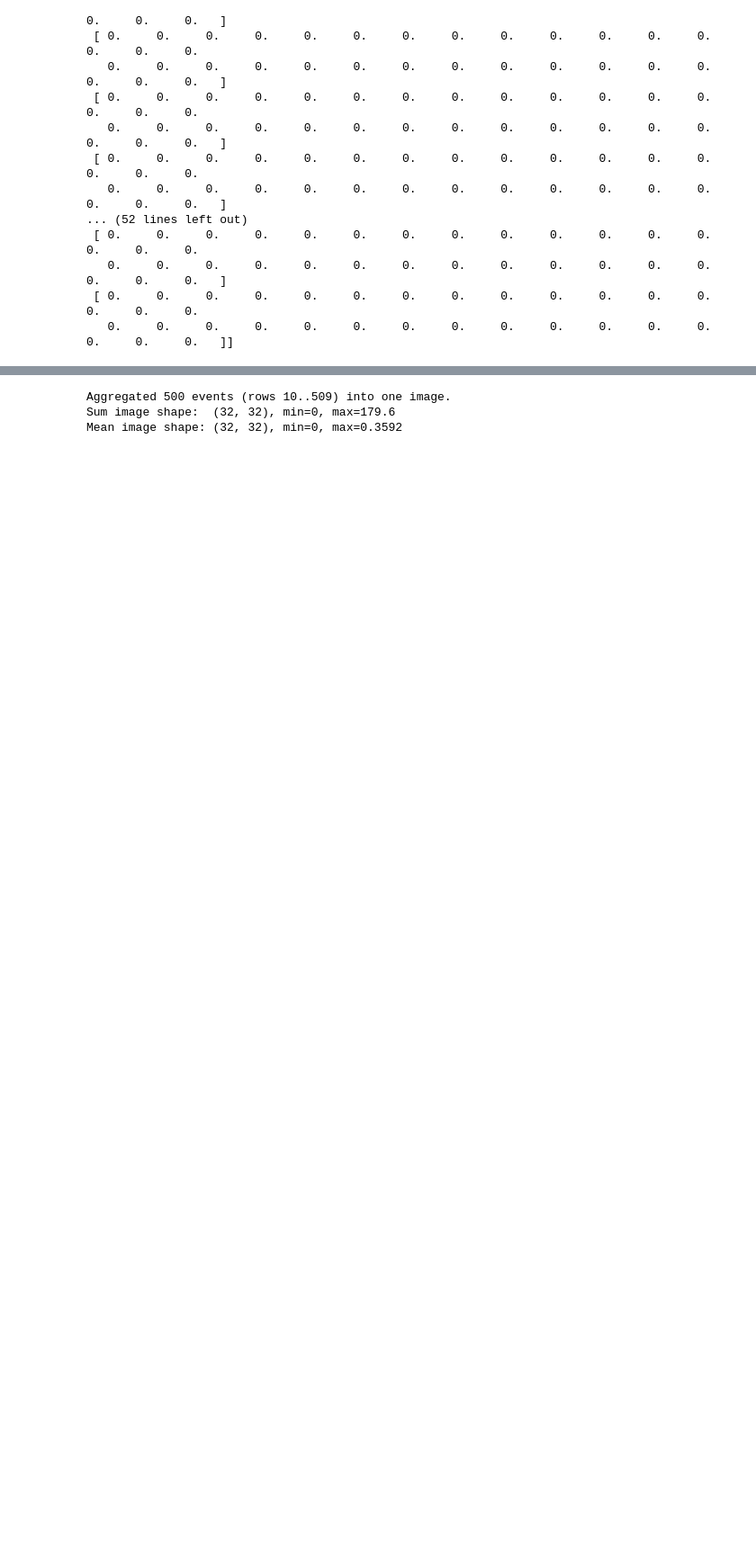
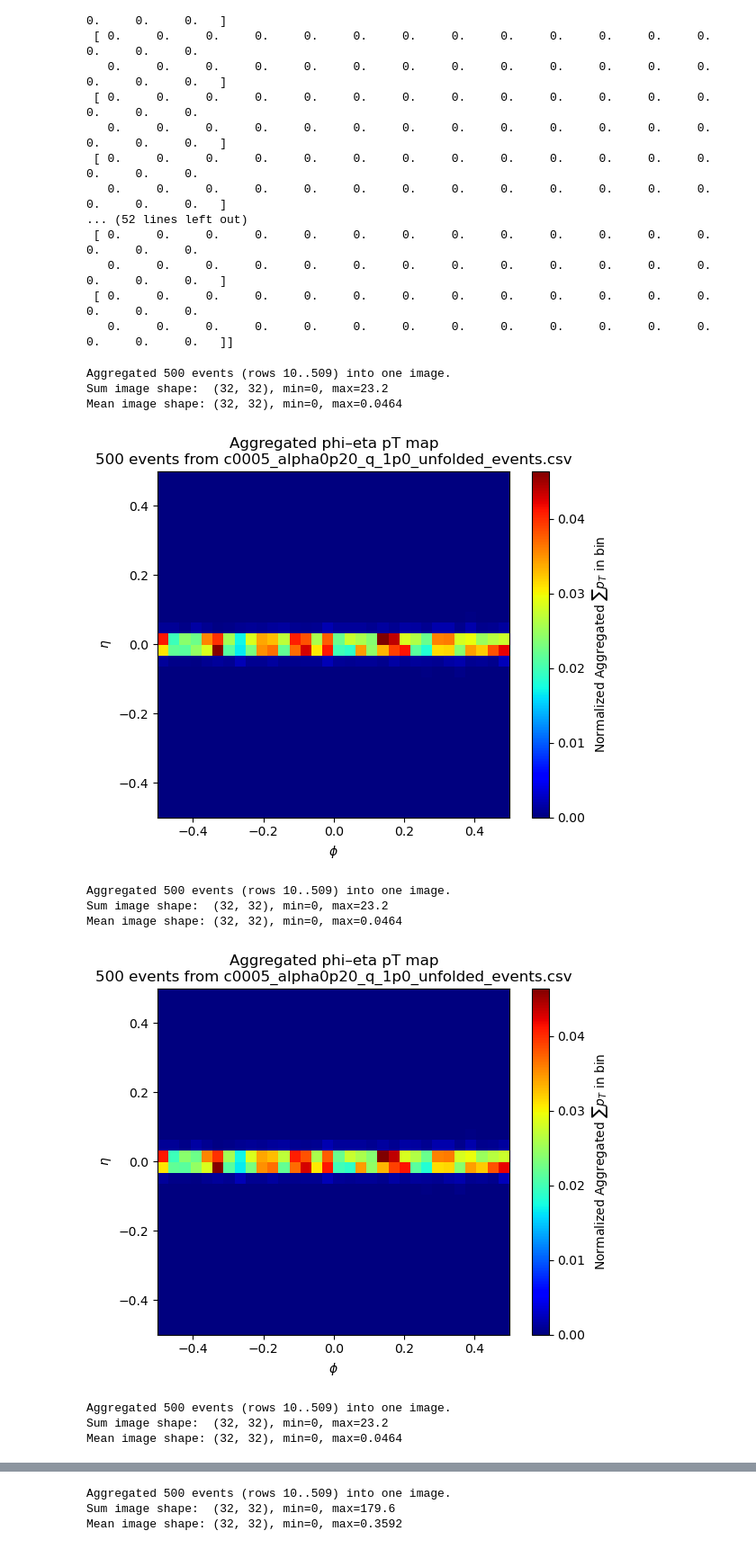
Before and after one commit to hmehryar/ml-jet-ext, a Jupyter notebook: dataset_builder/plot_event.ipynb, the cells around one changed output, grey strips where cells are left out. Shown at 90% size. Saved outputs shown, nothing was run; the diff lists cells and outputs as text; code cells hidden in the pictures; blank space fills up the shorter version.

Commit message:
fixex unfolding and dataset building resolves #7 @hmehryar

```diff
--- a/dataset_builder/plot_event.ipynb
+++ b/dataset_builder/plot_event.ipynb
@@ -342,10 +342,10 @@ def aggregate_and_plot_events(
     dataset_root,
     start_index=0,
     num_events=500,
-    phi_range=(-np.pi, np.pi),
-    eta_range=(-2.8, 2.8),
-    # phi_range=(-0.5, 0.5),
-    # eta_range=(-0.5, 0.5),
+    # phi_range=(-np.pi, np.pi),
+    # eta_range=(-2.8, 2.8),
+    phi_range=(-0.5, 0.5),
+    eta_range=(-0.5, 0.5),
     cmap="jet",
 ):
     """
@@ -443,3 +443,26 @@ def aggregate_and_plot_events(
     plt.show()
 
     return mean_image  # in case you want to save or reuse it
+# %%
+csv_file = "/mnt/Research/arsalan/wsu_grid_rs_grp_mljet/ml-jet-ext/pTHat50-250_eCM5020_agg/metadata/c0005_alpha0p20_q_1p0_unfolded_events.csv"
+dataset_root = "/mnt/Research/arsalan/wsu_grid_rs_grp_mljet/ml-jet-ext/pTHat50-250_eCM5020_agg"
+
+for start_idx in range(0, 1000, 200):
+        agg_image = aggregate_and_plot_events(
+            csv_file=csv_file,
+            dataset_root=dataset_root,
+            start_index=10,
+            num_events=500,
+        )
+# %% [output]
+Aggregated 500 events (rows 10..509) into one image.
+Sum image shape:  (32, 32), min=0, max=23.2
+Mean image shape: (32, 32), min=0, max=0.0464
+[figure, added]
+Aggregated 500 events (rows 10..509) into one image.
+Sum image shape:  (32, 32), min=0, max=23.2
+Mean image shape: (32, 32), min=0, max=0.0464
+[figure, added]
+Aggregated 500 events (rows 10..509) into one image.
+Sum image shape:  (32, 32), min=0, max=23.2
+Mean image shape: (32, 32), min=0, max=0.0464
```
Also changed, not shown: parts of 3 cells of this notebook, 2 other files.
